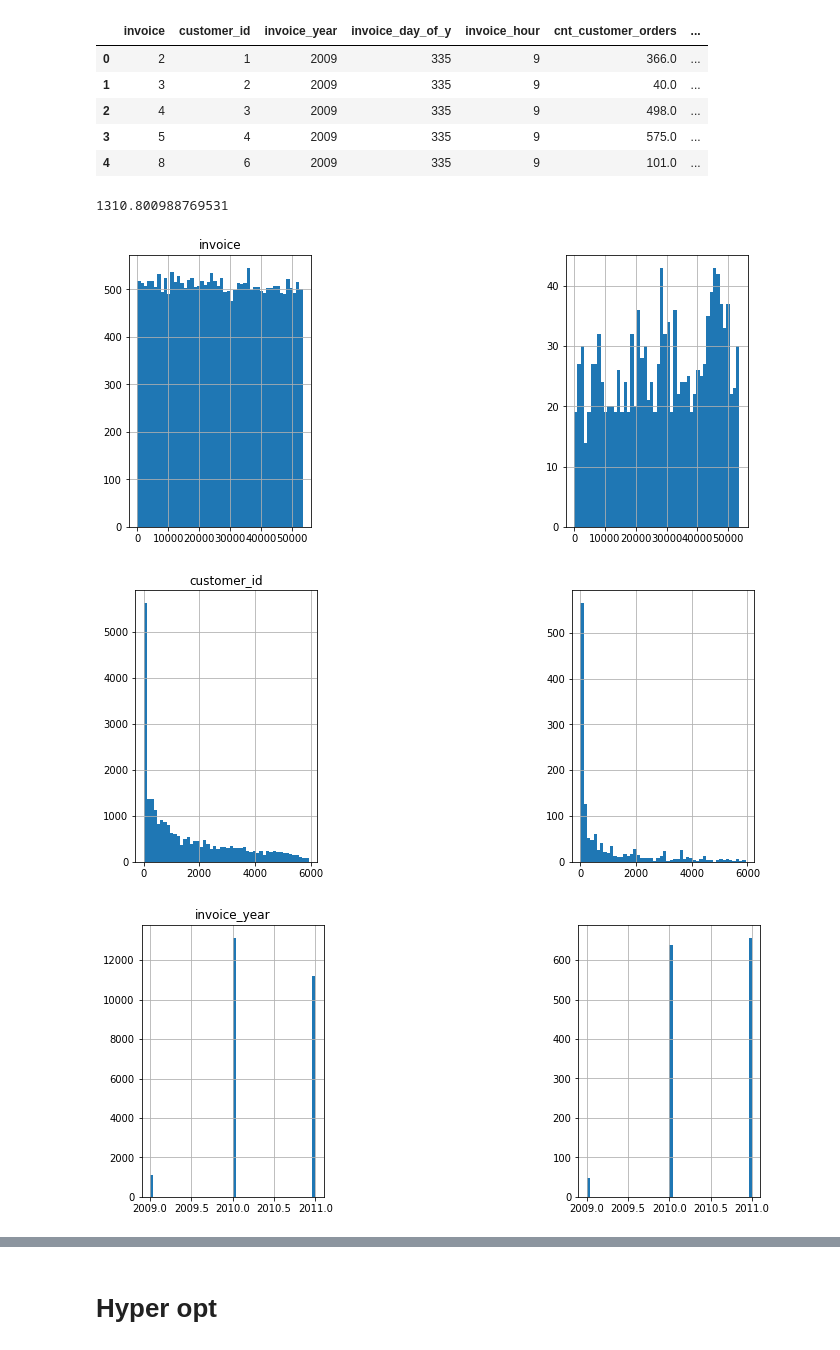
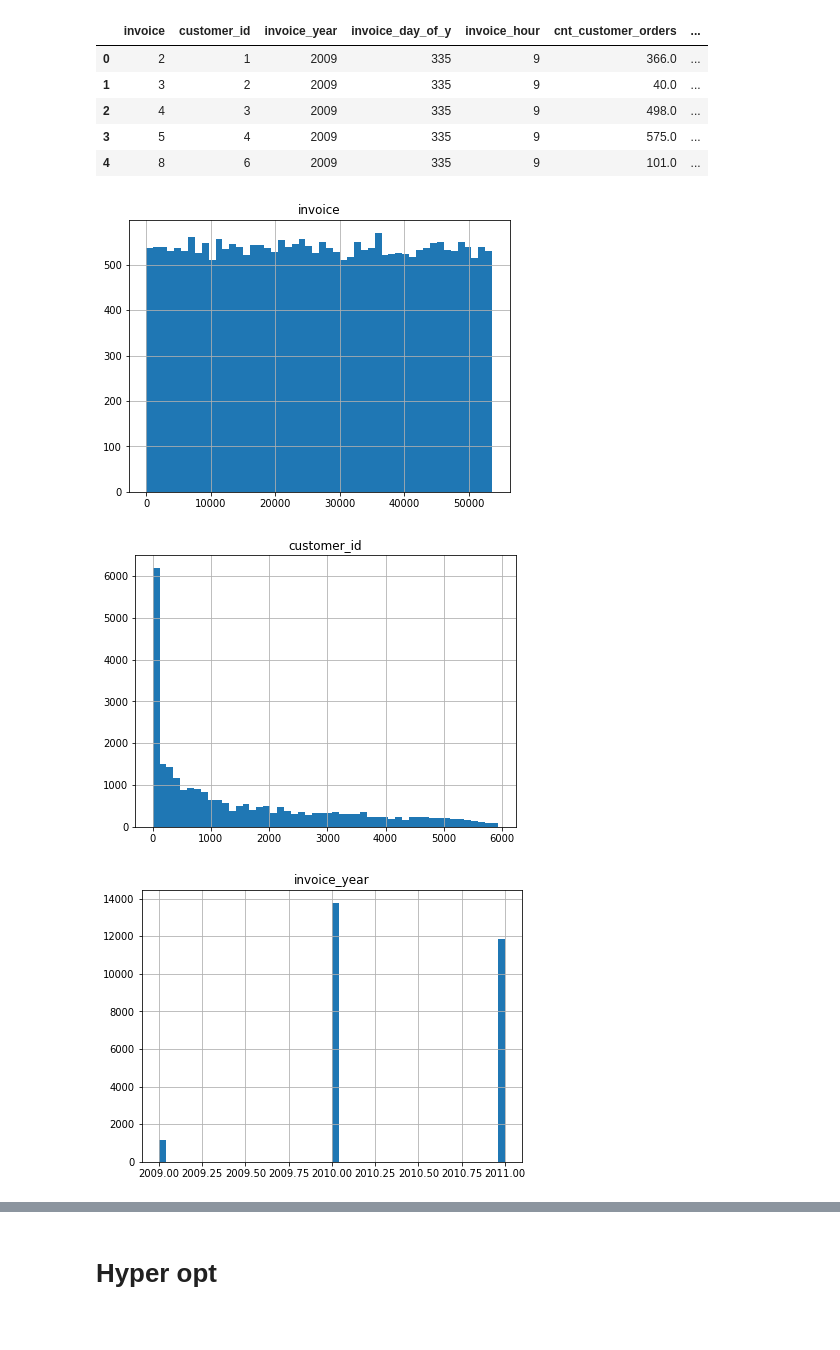
Before and after one commit to JakubStanczak/Order_cancelation_pred, a Jupyter notebook: Konkurs_JS.ipynb, the cells around one changed output, grey strips where cells are left out. Saved outputs shown, nothing was run; the diff lists cells and outputs as text; code cells hidden in the pictures.

```diff
--- a/Konkurs_JS.ipynb
+++ b/Konkurs_JS.ipynb
@@ -287,38 +285,18 @@ for feat in feats_to_log:
         train_group[feat + '_log'] = np.log1p(train_group[feat])
         if feat != 'total_return':
             test_group[feat + '_log'] = np.log1p(test_group[feat])
-# %%
-# divide train and test to two parts big and small orders
-train_group['price_total'].describe()
-cutoff_point = train_group['price_total'].quantile(0.95)
-print(cutoff_point)
-train_small = train_group[ train_group['price_total'] <= cutoff_point ].copy()
-train_big = train_group[ train_group['price_total'] > cutoff_point ].copy()
-train_small['price_total'].describe()
-train_big['price_total'].describe()
-
-test_group['price_total'].describe()
-test_small = test_group[ test_group['price_total'] <= cutoff_point ].copy()
-test_big = test_group[ test_group['price_total'] > cutoff_point ].copy()
-# %% [output]
-1310.800988769531
 # %%
-for feat in train_small.columns:
+for feat in train_group.columns:
     if 'log' in feat or feat == 'is_canceled': continue
     plt.figure(figsize=(15,5))
-    plt.subplot(1,4,1)
-    train_small[feat].hist(bins=50)
+    plt.subplot(1,2,1)
+    train_group[feat].hist(bins=50)
     plt.title(feat)
-    plt.subplot(1,4,3)
-    train_big[feat].hist(bins=50)
     if feat in feats_to_log:
-        plt.subplot(1,4,2)
-        np.log1p(train_small[feat]).hist(bins=50)
-        plt.subplot(1,4,4)
-        np.log1p(train_big[feat]).hist(bins=50)
-
+        plt.subplot(1,2,2)
+        np.log1p(train_group[feat]).hist(bins=50)
     plt.show()
 # %% [output]
-[figure, old version]
+[figure, new version]
-[figure, old version]
+[figure, new version]
-[figure, old version]
+[figure, new version]
```
Also changed, not shown: parts of 17 cells of this notebook.
